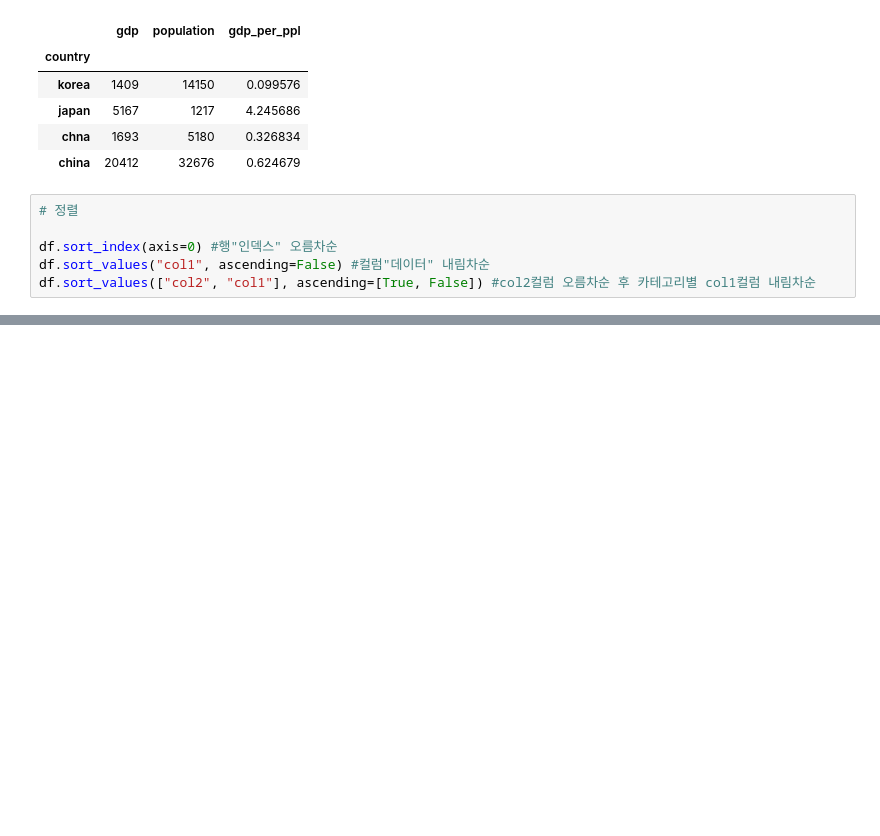
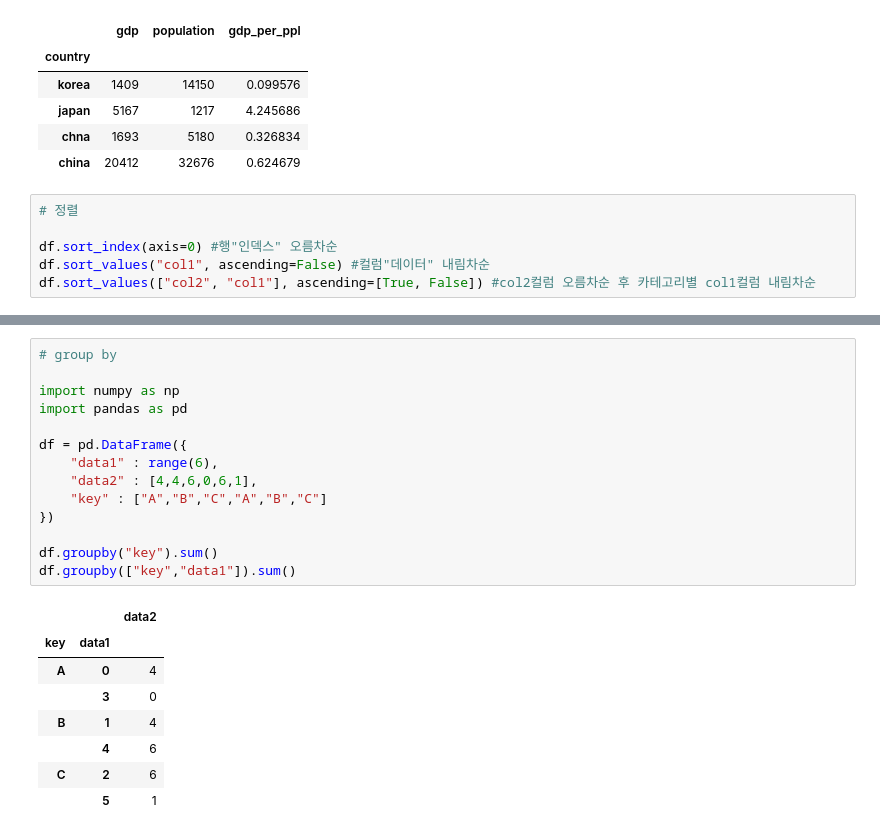
Before and after one commit to mjkimcs/portfolio, a Jupyter notebook: Numpy_Pandas_Matplotlib.ipynb, the cells around one changed output, grey strips where cells are left out. Saved outputs shown, nothing was run; the diff lists cells and outputs as text; blank space fills up the shorter version.

```diff
--- a/Numpy_Pandas_Matplotlib.ipynb
+++ b/Numpy_Pandas_Matplotlib.ipynb
@@ -390,0 +408,23 @@ dtype: float64
+# %%
+# group by
+
+import numpy as np
+import pandas as pd
+
+df = pd.DataFrame({
+    "data1" : range(6),
+    "data2" : [4,4,6,0,6,1],
+    "key" : ["A","B","C","A","B","C"]
+})
+
+df.groupby("key").sum()
+df.groupby(["key","data1"]).sum()
+# %% [output]
+|  |  | data2 |
+| key | data1 |  |
+| A | 0 | 4 |
+|  | 3 | 0 |
+| B | 1 | 4 |
+|  | 4 | 6 |
+| C | 2 | 6 |
+|  | 5 | 1 |
```
Also changed, not shown: parts of 7 cells of this notebook.
